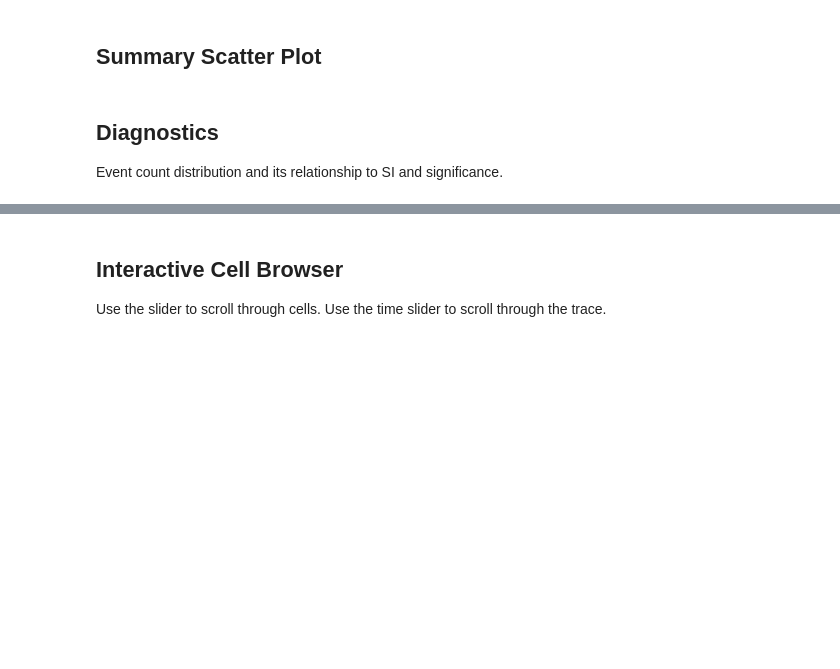
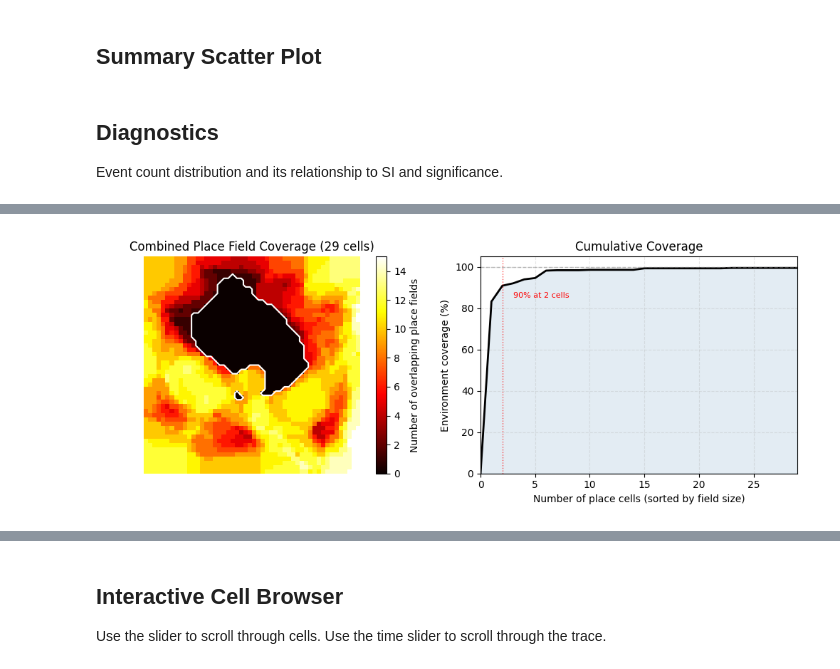
Before and after one commit to miniscope/placecell, a Jupyter notebook: notebook/workflow_2D.ipynb, the cells around one changed output, grey strips where cells are left out. Cells and saved outputs as stored; diff of their text form; code cells hidden in the pictures; blank space fills up the shorter version.

Commit message:
bugfix, add place field estimate

```diff
--- a/notebook/workflow_2D.ipynb
+++ b/notebook/workflow_2D.ipynb
@@ -481,6 +556,7 @@ for unit_id in tqdm(unique_units, desc="Computing unit analysis"):
         stability_method=stability_method,
         min_shift_seconds=min_shift_seconds,
         si_weight_mode=si_weight_mode,
+        place_field_seed_percentile=place_field_seed_percentile,
     )
 
     # Visualization data
@@ -502,8 +578,10 @@ for unit_id in tqdm(unique_units, desc="Computing unit analysis"):
 
     unit_results[unit_id] = {
         "rate_map": result["rate_map"],
+        "rate_map_raw": result["rate_map_raw"],
         "si": result["si"],
         "shuffled_sis": result["shuffled_sis"],
+        "shuffled_rate_p95": result["shuffled_rate_p95"],
         "p_val": result["p_val"],
         "stability_corr": result["stability_corr"],
         "stability_z": result["stability_z"],
@@ -581,0 +675,93 @@ plt.show()
+# %%
+# Place field coverage analysis (Guo et al. 2023, Fig. 4H-I)
+# place_field_threshold and place_field_min_bins are loaded from config in cell-4
+
+# Filter to cells that pass BOTH significance AND stability tests
+_p_thresh = p_value_threshold or 0.05
+
+def _is_place_cell(res):
+    """Check if a unit passes both significance and stability tests."""
+    sig_pass = res["p_val"] < _p_thresh
+    stab_corr = res.get("stability_corr", np.nan)
+    stab_p = res.get("stability_p_val", np.nan)
+    if np.isnan(stab_corr):
+        stab_pass = False
+    elif not np.isnan(stab_p):
+        stab_pass = stab_p < _p_thresh
+    else:
+        stab_pass = stab_corr >= stability_threshold
+    return sig_pass and stab_pass
+
+place_cell_results = {
+    uid: res for uid, res in unit_results.items()
+    if _is_place_cell(res)
+}
+n_place_cells = len(place_cell_results)
+n_sig_only = sum(1 for res in unit_results.values() if res["p_val"] < _p_thresh)
+print(f"Significant cells: {n_sig_only} / {len(unit_results)}")
+print(f"Place cells (sig + stable): {n_place_cells} / {len(unit_results)}")
+print(f"Place field threshold: {place_field_threshold}, min bins: {place_field_min_bins}")
+
+# Compute coverage map and curve
+coverage_map = compute_coverage_map(
+    place_cell_results, threshold=place_field_threshold, min_bins=place_field_min_bins,
+)
+n_cells_arr, coverage_frac = compute_coverage_curve(
+    place_cell_results, valid_mask,
+    threshold=place_field_threshold, min_bins=place_field_min_bins,
+)
+
+ext = [x_edges[0], x_edges[-1], y_edges[0], y_edges[-1]]
+
+fig_cov, (ax_map, ax_curve) = plt.subplots(1, 2, figsize=(10, 4))
+
+# Left: coverage heatmap (Fig 4H)
+im = ax_map.imshow(
+    coverage_map.T, origin="lower", extent=ext,
+    cmap="hot", aspect="equal",
+)
+# Contour at the boundary of any coverage
+if np.any(coverage_map > 0):
+    ax_map.contour(
+        (coverage_map > 0).T.astype(float), levels=[0.5],
+        colors="white", linewidths=1.5,
+        extent=ext, origin="lower",
+    )
+plt.colorbar(im, ax=ax_map, label="Number of overlapping place fields")
+ax_map.set_title(f"Combined Place Field Coverage ({n_place_cells} cells)")
+ax_map.axis("off")
+
+# Right: cumulative coverage curve (Fig 4I)
+ax_curve.plot(n_cells_arr, coverage_frac * 100, "k-", linewidth=2)
+ax_curve.fill_between(n_cells_arr, 0, coverage_frac * 100, alpha=0.15, color="steelblue")
+ax_curve.set_xlabel("Number of place cells (sorted by field size)")
+ax_curve.set_ylabel("Environment coverage (%)")
+ax_curve.set_title("Cumulative Coverage")
+ax_curve.set_ylim(0, 105)
+ax_curve.set_xlim(0, n_place_cells)
+ax_curve.axhline(100, color="gray", linestyle="--", linewidth=1, alpha=0.5)
+ax_curve.grid(True, alpha=0.3, linestyle="--")
+
+# Mark 90% and 100% coverage thresholds
+for pct in [90, 100]:
+    idx = np.searchsorted(coverage_frac, pct / 100.0)
+    if idx < len(n_cells_arr):
+        ax_curve.axvline(n_cells_arr[idx], color="red", linestyle=":", linewidth=1, alpha=0.7)
+        ax_curve.text(
+            n_cells_arr[idx] + 1, pct - 5,
+            f"{pct}% at {n_cells_arr[idx]} cells",
+            fontsize=8, color="red",
+        )
+
+fig_cov.tight_layout()
+plt.show()
+
+# Print coverage statistics
+n_valid = int(valid_mask.sum())
+n_covered = int(np.sum((coverage_map > 0) & valid_mask))
+print(f"Valid bins: {n_valid}")
+print(f"Covered bins: {n_covered} ({100 * n_covered / n_valid:.1f}%)")
+print(f"Max overlap: {coverage_map.max()} fields at a single bin")
+if np.any(coverage_map > 0):
+    print(f"Mean overlap (covered bins): {coverage_map[coverage_map > 0].mean():.1f}")
+# %% [output]
@@ -581,0 +771 @@ plt.show()
+[figure, added]
```
Also changed, not shown: parts of 23 cells of this notebook, 5 other files.
